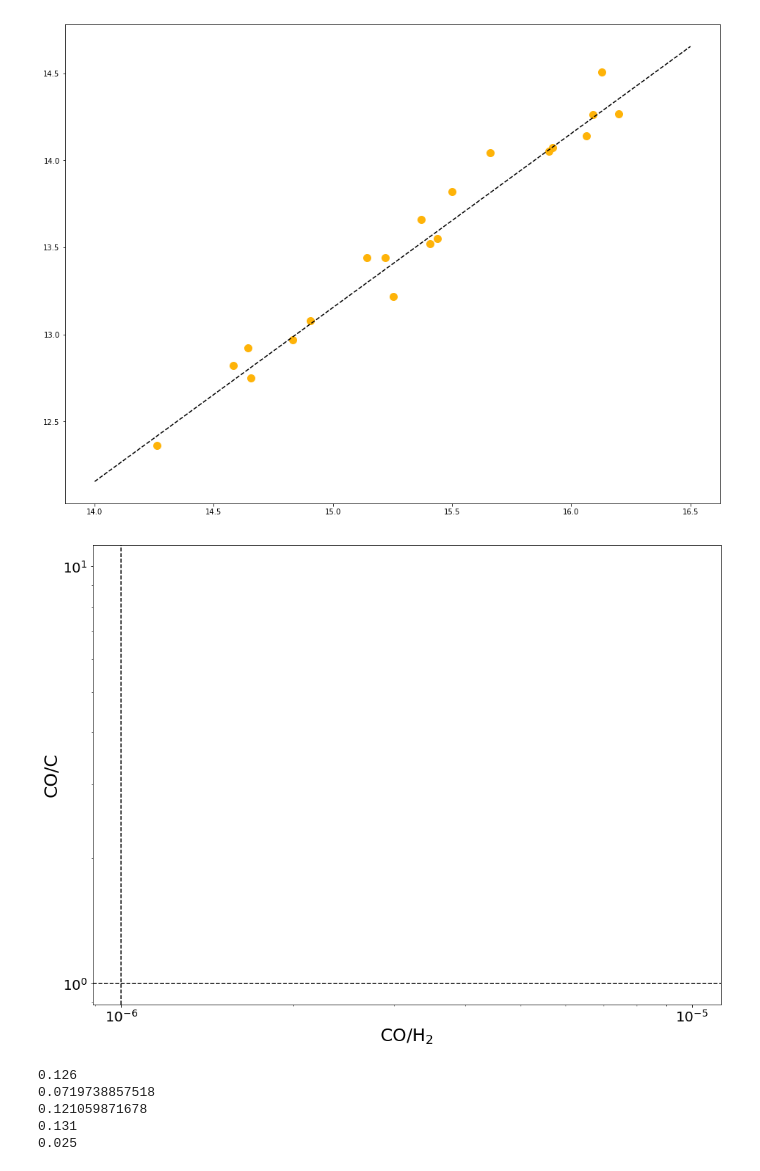
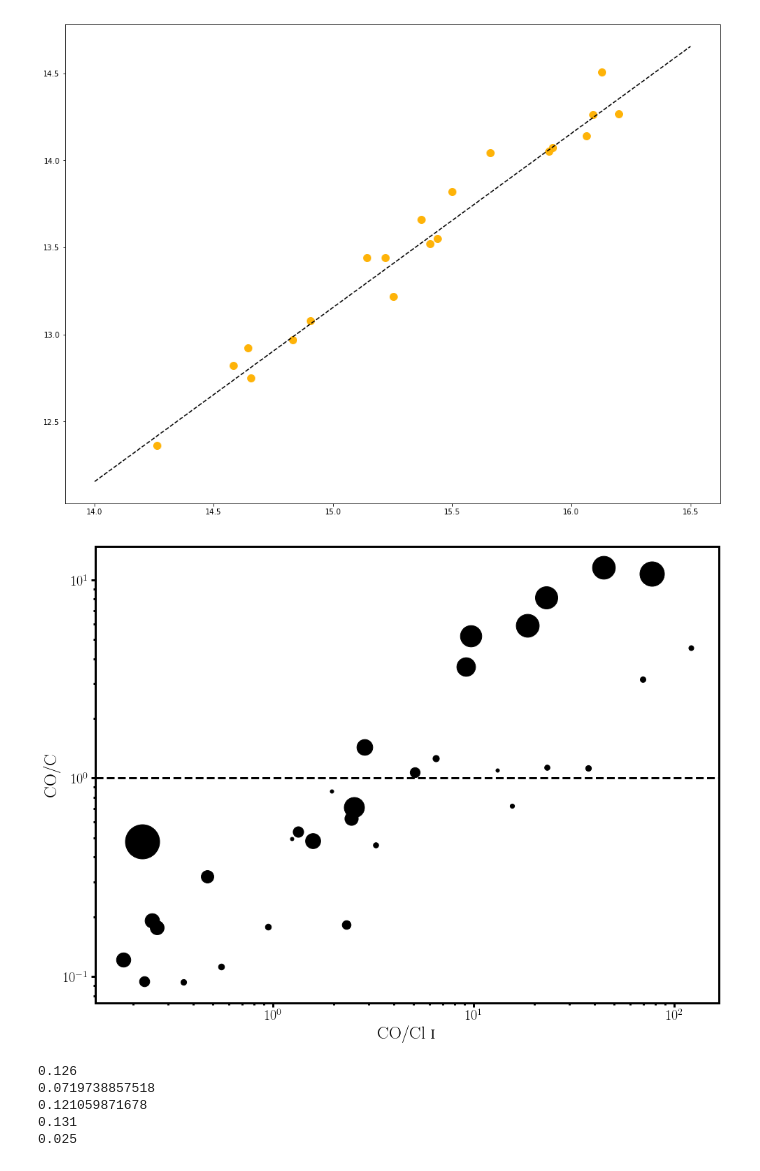
Before and after one commit to codydirks/PGCC_HST, a Jupyter notebook: COAnalysis.ipynb, the cells around one changed output. Cells and saved outputs as stored; diff of their text form; code cells hidden in the pictures.

```diff
--- a/COAnalysis.ipynb
+++ b/COAnalysis.ipynb
@@ -18,6 +18,7 @@ import seaborn as sb
 blue=sb.xkcd_palette(['windows blue'])[0]
 amber=sb.xkcd_palette(['amber'])[0]
 % matplotlib inline
+plt.style.use('sm')
 # %%
 sheffer_data=pd.read_csv('sheffer_co_h2.csv')
 burgh_data=pd.read_csv('burghtable2.csv')
@@ -180,41 +181,41 @@ fig=plt.figure(1,figsize=(16,12))
 
 subplt=plt.subplot(111)
 
-cut_data=all_data[(all_data['C']>0) & (all_data['CO']>12) & (all_data['H_2']>0)]
+cut_data=all_data[(all_data['C']>0) & (all_data['CO']>12) & (all_data['Cl']>0)]
 for sl,data in cut_data.groupby('Sightline'):
     num_c_comps=len(all_data[(all_data['Sightline']==sl)&(all_data['C']>0)])
     for idx,row in data.iterrows():
         c=np.log10(np.sum([10**row[col] for col in ('C','C*','C**')]))
-        if row['CO_err']/0.434>1:
-            subplt.errorbar(c-row['H_2'],np.log10(row['CO_err']/0.434*10**(row['CO']))-row['H_2'],
+        if row['CO_err']/row['CO']>1:
+            subplt.errorbar(c-row['Cl'],row['CO_err']-c,
                             yerr=0.1, uplims=True,color='k',marker='o',markersize=4)
         else:
-            subplt.plot(10**(row['CO']-row['H_2']),10**(row['CO']-c),marker='o',color='k',markersize=50*(row['f_H2']))
+            subplt.plot(10**(row['CO']-row['Cl']),10**(row['CO']-c),marker='o',color='k',markersize=40*(row['f_H2'])+5)
 
     to_sum=all_data[all_data['Sightline']==sl]
     cs=[np.log10(np.sum([10**row[col] for col in ('C','C*','C**')])) for idx,row in to_sum.iterrows()]
     c_tot=np.log10(np.sum([10**n for n in cs]))
 
     co_tot=np.log10(np.sum([10**n for n in to_sum['CO']]))
 
     h2_tot=np.log10(np.sum([10**n for n in to_sum['H_2']]))
     #subplt.plot(10**(co_tot-h2_tot),10**(co_tot-c_tot),'ko',markersize=10)
 
 
 subplt.set_yscale('log')
 subplt.set_xscale('log')
 #subplt.set_ylim(0.007,100)
 #subplt.set_xlim(1e-8,1e-4)
-subplt.axvline(1e-6,0,1,color='k',linestyle='--')
+#subplt.axvline(1e-6,0,1,color='k',linestyle='--')
 subplt.axhline(1.0,0,1,color='k',linestyle='--')
 
-subplt.set_xlabel('CO/H$_2$',fontsize=25)
+subplt.set_xlabel('CO/Cl \\textsc{i}',fontsize=25)
 subplt.set_ylabel('CO/C',fontsize=25)
 subplt.tick_params(axis='both', which='major', labelsize=20)
 
 #plt.savefig('/Users/codydirks/Desktop/co_c_h2_ratios_integrated.pdf')
 # %% [output]
-[figure, old version]
+[figure, new version]
 # %%
 # Compares CO and C columns for sightlines that overlap between my sample and Burgh's
 fig=plt.figure(1,figsize=(16,12))
```
Also changed, not shown: 2 other files.
